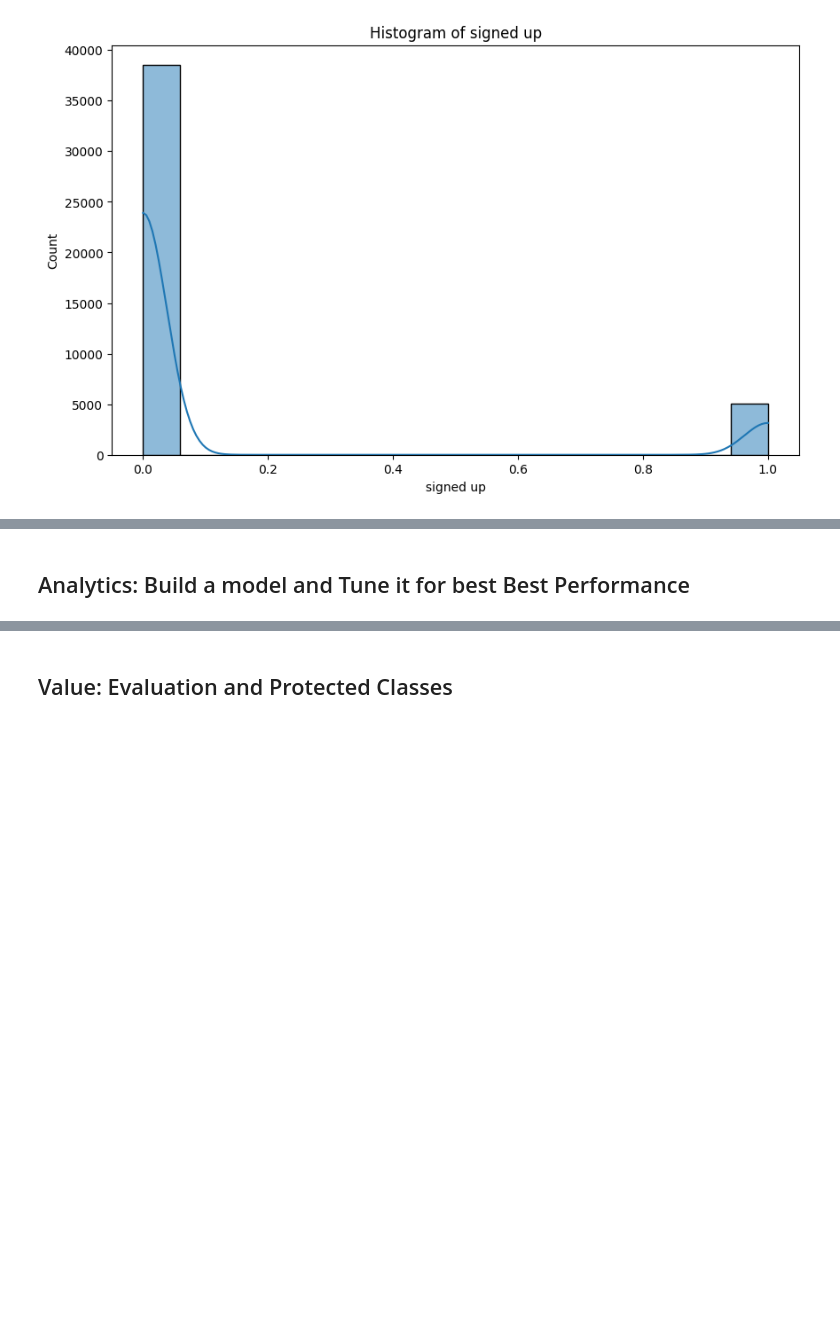
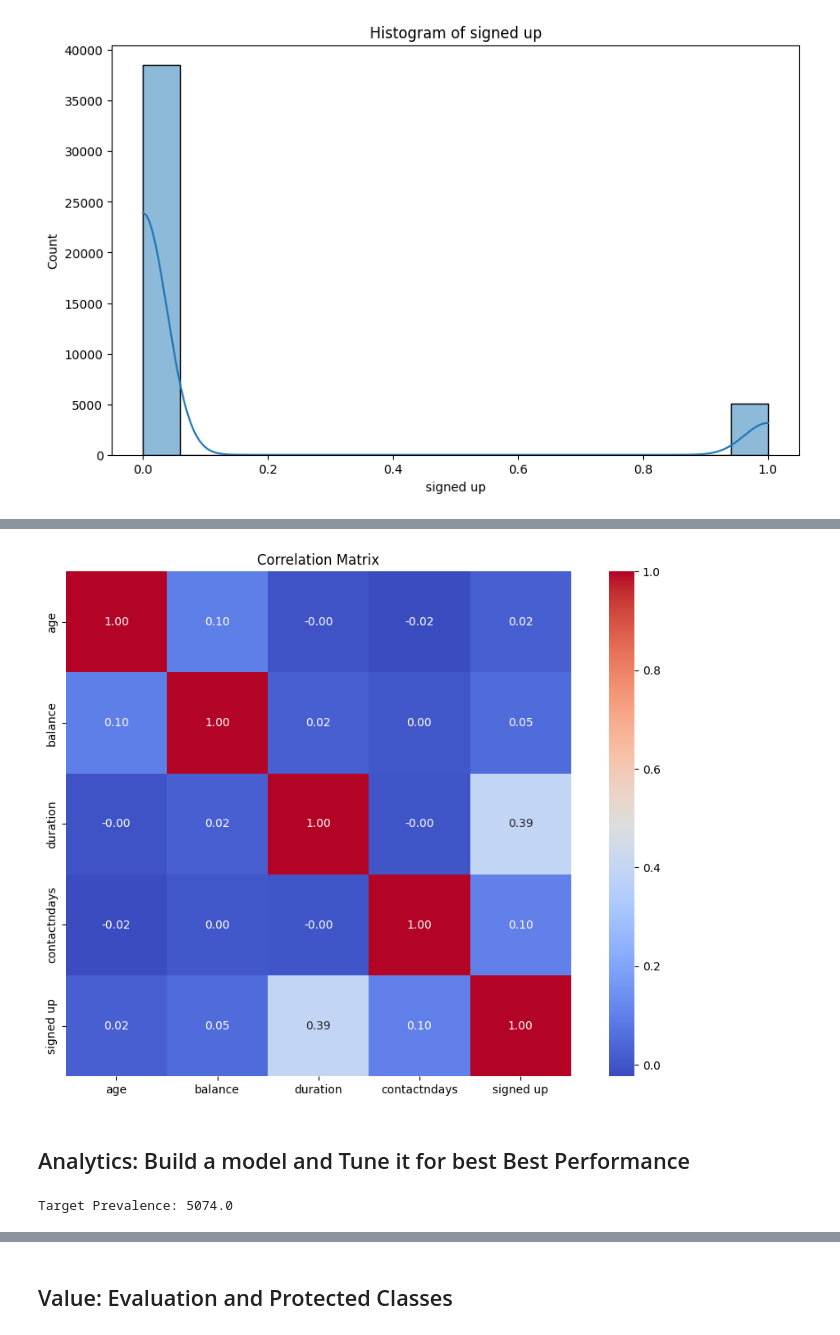
Before and after one commit to Honor06/ds1001_final_HH, a Jupyter notebook: ds1001_final/notebooks/Final_Project_Notebook.ipynb, the cells around one changed output, grey strips where cells are left out. Drawn from its saved outputs; the diff is of its cells as text; code cells hidden in the pictures; blank space fills up the shorter version.

```diff
--- a/ds1001_final/notebooks/Final_Project_Notebook.ipynb
+++ b/ds1001_final/notebooks/Final_Project_Notebook.ipynb
@@ -170,17 +208,21 @@ plt.show()
 # %%
 #Correlation matrix, make sure to only include numeric variables
-num_values = "xx".select_dtypes(include=['number'])
+num_values = dataset.select_dtypes(include=['number'])
 correlation_matrix = num_values.corr()
 plt.figure(figsize=(12, 8))
 sns.heatmap(correlation_matrix, annot=True, fmt='.2f', cmap='coolwarm', square=True)
 plt.title('Correlation Matrix')
 plt.show()
+# %% [output]
+[figure, added]
 # %% [markdown]
 ## Analytics: Build a model and Tune it for best Best Performance
 # %%
 # What is the ‘target’ of a model and what is the prevalence of the target in your dataset? Remember prevalence
 # is the proportion of records that take on the value of interest for the target variable, usually the positive class.
-target_prevalence = "xx"['TargetVariable'].sum()  # Replace 'TargetVariable' with your target column name
+target_prevalence = dataset['signed up'].sum()  # Replace 'TargetVariable' with your target column name
 print(f'Target Prevalence: {target_prevalence}')
+# %% [output]
+Target Prevalence: 5074.0
 # %%
 # Divide the dataset into features and target
```
Also changed, not shown: parts of 25 cells of this notebook.
